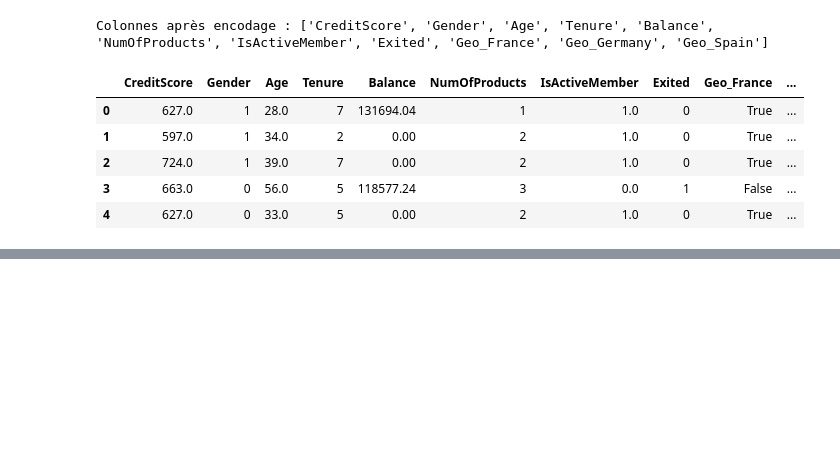
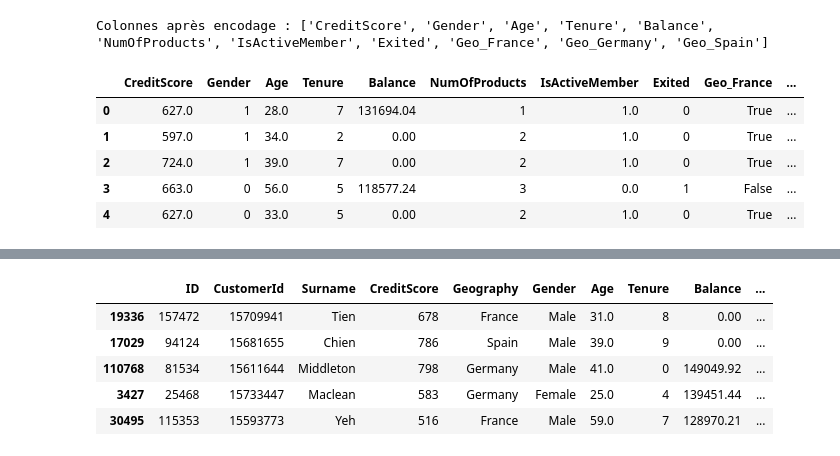
Before and after one commit to kenzakab16/classification-bank-churn, a Jupyter notebook: projets/classification-bank-churn.ipynb, the cells around one changed output, grey strips where cells are left out. Cells and saved outputs as stored; diff of their text form; code cells hidden in the pictures; blank space fills up the shorter version.

```diff
--- a/projets/classification-bank-churn.ipynb
+++ b/projets/classification-bank-churn.ipynb
@@ -427,0 +569,9 @@ Standardisation terminée. Toutes les variables ont désormais une moyenne de 0.
+# %%
+X_test.head()
+# %% [output]
+|  | ID | CustomerId | Surname | CreditScore | Geography | Gender | Age | Tenure | Balance | ... |
+| 19336 | 157472 | 15709941 | Tien | 678 | France | Male | 31.0 | 8 | 0.00 | ... |
+| 17029 | 94124 | 15681655 | Chien | 786 | Spain | Male | 39.0 | 9 | 0.00 | ... |
+| 110768 | 81534 | 15611644 | Middleton | 798 | Germany | Male | 41.0 | 0 | 149049.92 | ... |
+| 3427 | 25468 | 15733447 | Maclean | 583 | Germany | Female | 25.0 | 4 | 139451.44 | ... |
+| 30495 | 115353 | 15593773 | Yeh | 516 | France | Male | 59.0 | 7 | 128970.21 | ... |
```
Also changed, not shown: parts of 14 cells of this notebook.
